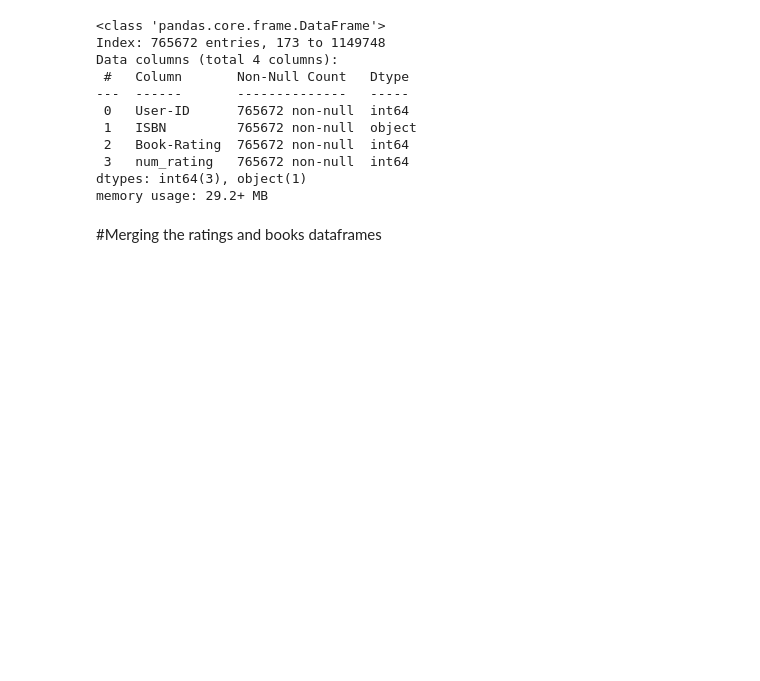
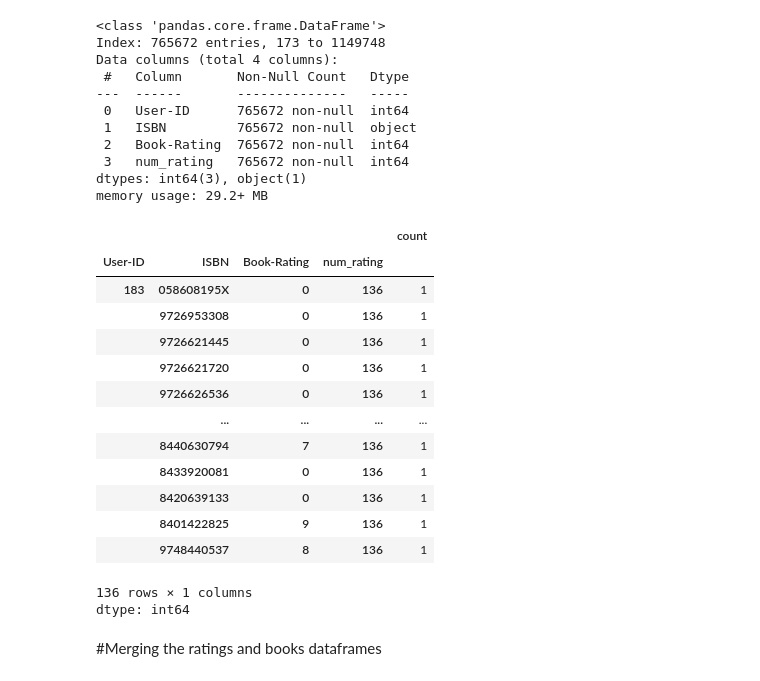
Before and after one commit to vibhor-5757/personalized-book-recommendation-system, a Jupyter notebook: book_recommendation_system.ipynb, the cells around one changed output. Drawn from its saved outputs; the diff is of its cells as text; code cells hidden in the pictures; blank space fills up the shorter version.

```diff
--- a/book_recommendation_system.ipynb
+++ b/book_recommendation_system.ipynb
@@ -220,6 +220,24 @@ Data columns (total 4 columns):
  3   num_rating   765672 non-null  int64
 dtypes: int64(3), object(1)
 memory usage: 29.2+ MB
+# %%
+ratings[ratings["User-ID"] == 183].value_counts()
+# %% [output]
+|  |  |  |  | count |
+| User-ID | ISBN | Book-Rating | num_rating |  |
+| 183 | 058608195X | 0 | 136 | 1 |
+|  | 9726953308 | 0 | 136 | 1 |
+|  | 9726621445 | 0 | 136 | 1 |
+|  | 9726621720 | 0 | 136 | 1 |
+|  | 9726626536 | 0 | 136 | 1 |
+|  | ... | ... | ... | ... |
+|  | 8440630794 | 7 | 136 | 1 |
+|  | 8433920081 | 0 | 136 | 1 |
+|  | 8420639133 | 0 | 136 | 1 |
+|  | 8401422825 | 9 | 136 | 1 |
+|  | 9748440537 | 8 | 136 | 1 |
+136 rows × 1 columns
+dtype: int64
 # %% [markdown]
 #Merging the ratings and books dataframes
 # %%
```
Also changed, not shown: parts of 26 cells of this notebook.
